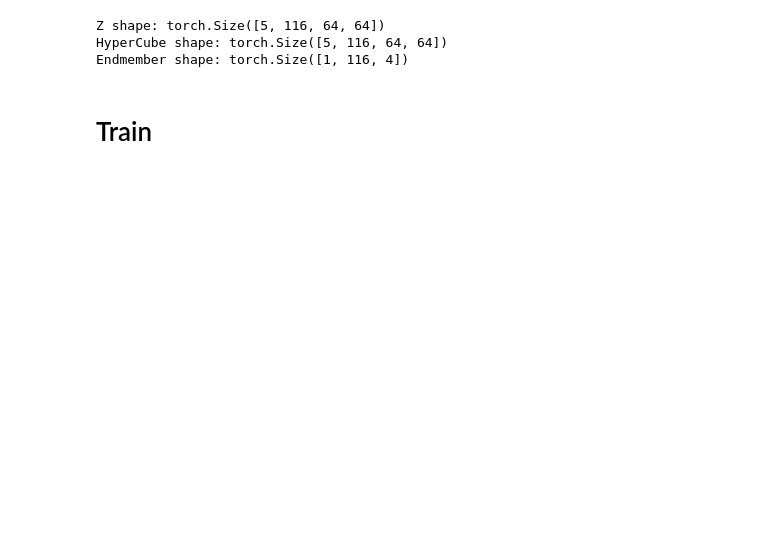
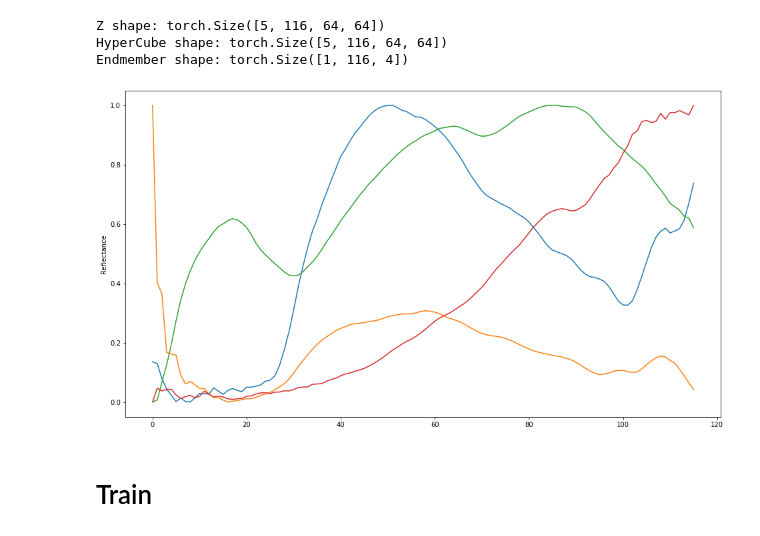
Before and after one commit to SolidusAbi/HySpecLab, a Jupyter notebook: notebooks/unmixing/UnDIP.ipynb, the cells around one changed output. Drawn from its saved outputs; the diff is of its cells as text; code cells hidden in the pictures; blank space fills up the shorter version.

```diff
--- a/notebooks/unmixing/UnDIP.ipynb
+++ b/notebooks/unmixing/UnDIP.ipynb
@@ -366,7 +110,7 @@ from torchvision.transforms import Compose, ToTensor, Resize, InterpolationMode,
 
 transform = Compose([
     ToTensor(),
-    Resize((64,64), InterpolationMode.NEAREST),
+    Resize((64,64), InterpolationMode.BILINEAR),
 ])
 # %%
 from torch.utils.data import Dataset
@@ -416,20 +160,22 @@ n_bands = X_tensor.shape[1]
 n_endmembers = U_tensor.shape[-1]
 
 in_channels = [n_bands, 256]
-out_channels = [32, 128]
-skip_channels = [4, 8]
+out_channels = [n_bands, 128]
+skip_channels = [8, 16]
 
 model = UnDIP(in_channels, out_channels, skip_channels, n_endmembers)
 # %%
 from tqdm import tqdm
 from torch.utils.tensorboard import SummaryWriter
 from torchvision.utils import make_grid
+from HySpecLab.utils import fig_to_image
+
 
 batch_size = X_tensor.shape[0]
 n_bands = X_tensor.shape[1]
 w, h = X_tensor.shape[2:]
 
-n_epoch = 10000
+n_epoch = 5000
 optimizer = torch.optim.Adam(model.parameters(), lr=5e-4)
 scheduler = torch.optim.lr_scheduler.ExponentialLR(optimizer, gamma=0.999)
 criterion = nn.MSELoss()
@@ -442,40 +188,56 @@ epoch_iterator = tqdm(
         unit="epoch",
         postfix={"tls": "%.4f" % 1},
     )
 
 tb_writer = SummaryWriter('logs/test')
+
+#Endmember signal image
+fig, ax = plt.subplots(1,1, figsize=(16,9))
+
+labels = list(map(lambda x: 'Endmember {}'.format(x), range(len(U))))
+ax.plot(U.T, label=labels)
+ax.set_ylabel('Reflectance')
+
+image = ToTensor()(fig_to_image(fig)).unsqueeze(0)
+tb_writer.add_image('Endmembers', image, dataformats='NCHW')
+
+
+# Target Image
 show_band_idx = np.linspace(0, X_tensor.shape[1]-1, num=16, dtype=np.int64)
 for i in range(4):
     target_imgs = torch.unsqueeze(X_tensor[i, show_band_idx], dim=1)
     img_grid = make_grid(target_imgs)
     tb_writer.add_image('Target/{}'.format(i), img_grid, 0)
 
 
 noisy_input = noisy_input.to(device)
 
 for epoch in epoch_iterator:
     output = model(noisy_input)
 
     restoration = torch.matmul(U_tensor.to(device), output.flatten(start_dim=2)).reshape((output.shape[0], n_bands, w, h))
 
-    for i in range(4):
-        rest_imgs = torch.unsqueeze(restoration[i, show_band_idx], dim=1)
-        img_grid = make_grid(rest_imgs)
-        tb_writer.add_image('Output/{}'.format(i), img_grid, epoch)
+    if epoch % 100 == 0: # Cada 100 epoch
+        for i in range(4):
+            rest_imgs = torch.unsqueeze(restoration[i, show_band_idx], dim=1)
+            img_grid = make_grid(rest_imgs)
+            tb_writer.add_image('Output/{}'.format(i), img_grid, epoch)
 
-        abundance_imgs = torch.unsqueeze(output[i], dim=1)
-        img_grid = make_grid(abundance_imgs)
-        tb_writer.add_image('Abundance/{}'.format(i), img_grid, epoch)
+            abundance_imgs = torch.unsqueeze(output[i], dim=1)
+            img_grid = make_grid(abundance_imgs)
+            tb_writer.add_image('Abundance/{}'.format(i), img_grid, epoch)
 
     batch_loss = criterion(restoration, X_tensor.float().to(device))
 
     epoch_iterator.set_postfix(tls="%.4f" % np.mean(batch_loss.detach().item()))
     tb_writer.add_scalar('Loss', batch_loss.detach().item(), epoch)
 
     optimizer.zero_grad()
     batch_loss.backward()
     optimizer.step()
     scheduler.step()
+# %% [output]
+[figure, added]
 # %%
 from scipy.io import loadmat
 mat = loadmat(os.path.join(config.DERMA_DATASET_DIR, 'train/P32_C1000.mat'))
```
Also changed, not shown: parts of 15 cells of this notebook.
